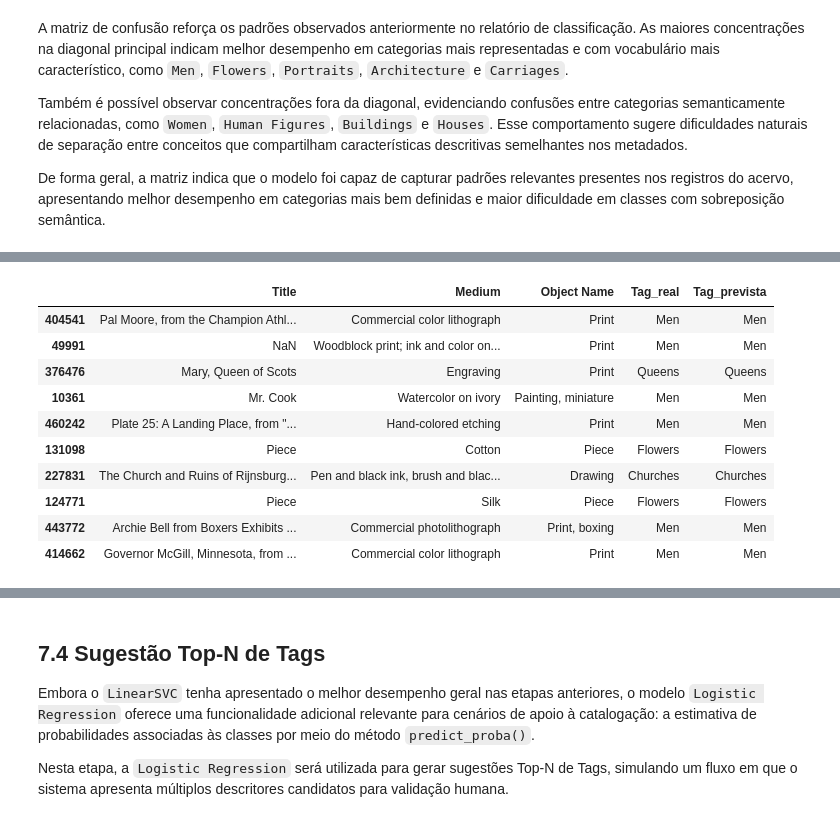
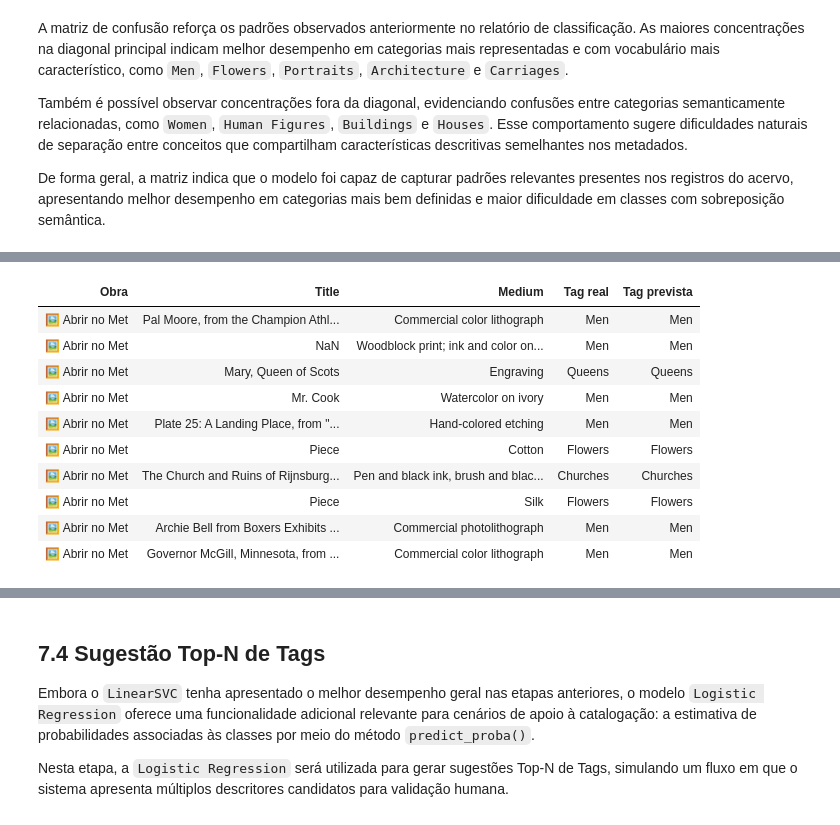
Before and after one commit to chascaldini/mvp_ml_met_tags_acervo, a Jupyter notebook: notebook/mvp_machine_learning_met.ipynb, the cells around one changed output, grey strips where cells are left out. Saved outputs shown, nothing was run; the diff lists cells and outputs as text; code cells hidden in the pictures.

```diff
--- a/notebook/mvp_machine_learning_met.ipynb
+++ b/notebook/mvp_machine_learning_met.ipynb
@@ -1938,27 +1959,36 @@ df_previsoes["Acerto"] = (
 # %%
-# Exemplos de acertos
-df_previsoes[
-    df_previsoes["Acerto"] == True
+# Seleção de exemplos corretos
+df_acertos = df_previsoes[
+    df_previsoes["Acerto"]
 ].sample(
     10,
     random_state=SEED
-)[[
-    "Title",
-    "Medium",
-    "Object Name",
-    "Tag_real",
-    "Tag_prevista"
-]]
+)
+
+HTML(
+    df_acertos[
+        [
+            "Obra",
+            "Title",
+            "Medium",
+            "Tag real",
+            "Tag prevista"
+        ]
+    ].to_html(
+        escape=False,
+        index=False
+    )
+)
 # %% [output]
-|  | Title | Medium | Object Name | Tag_real | Tag_prevista |
-| 404541 | Pal Moore, from the Champion Athl... | Commercial color lithograph | Print | Men | Men |
-| 49991 | NaN | Woodblock print; ink and color on... | Print | Men | Men |
-| 376476 | Mary, Queen of Scots | Engraving | Print | Queens | Queens |
-| 10361 | Mr. Cook | Watercolor on ivory | Painting, miniature | Men | Men |
-| 460242 | Plate 25: A Landing Place, from "... | Hand-colored etching | Print | Men | Men |
-| 131098 | Piece | Cotton | Piece | Flowers | Flowers |
-| 227831 | The Church and Ruins of Rijnsburg... | Pen and black ink, brush and blac... | Drawing | Churches | Churches |
-| 124771 | Piece | Silk | Piece | Flowers | Flowers |
-| 443772 | Archie Bell from Boxers Exhibits ... | Commercial photolithograph | Print, boxing | Men | Men |
-| 414662 | Governor McGill, Minnesota, from ... | Commercial color lithograph | Print | Men | Men |
+| Obra | Title | Medium | Tag real | Tag prevista |
+| 🖼️ Abrir no Met | Pal Moore, from the Champion Athl... | Commercial color lithograph | Men | Men |
+| 🖼️ Abrir no Met | NaN | Woodblock print; ink and color on... | Men | Men |
+| 🖼️ Abrir no Met | Mary, Queen of Scots | Engraving | Queens | Queens |
+| 🖼️ Abrir no Met | Mr. Cook | Watercolor on ivory | Men | Men |
+| 🖼️ Abrir no Met | Plate 25: A Landing Place, from "... | Hand-colored etching | Men | Men |
+| 🖼️ Abrir no Met | Piece | Cotton | Flowers | Flowers |
+| 🖼️ Abrir no Met | The Church and Ruins of Rijnsburg... | Pen and black ink, brush and blac... | Churches | Churches |
+| 🖼️ Abrir no Met | Piece | Silk | Flowers | Flowers |
+| 🖼️ Abrir no Met | Archie Bell from Boxers Exhibits ... | Commercial photolithograph | Men | Men |
+| 🖼️ Abrir no Met | Governor McGill, Minnesota, from ... | Commercial color lithograph | Men | Men |
 # %%
```
Also changed, not shown: parts of 24 cells of this notebook.
